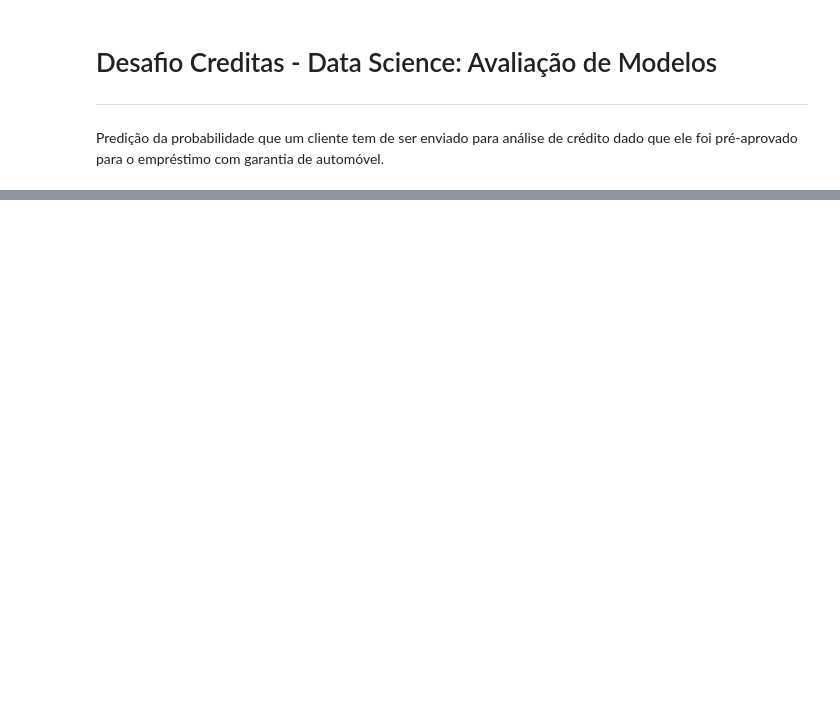
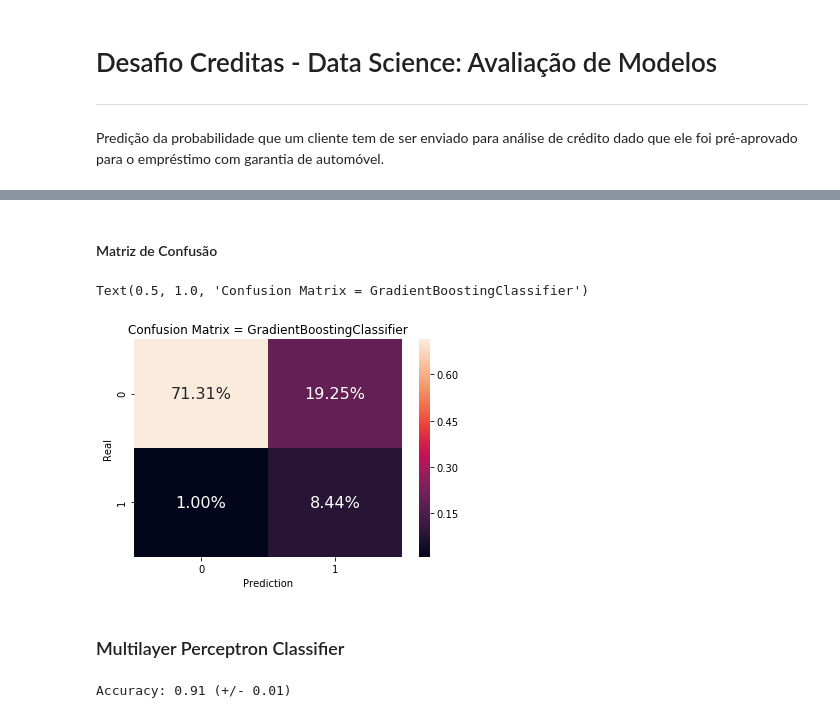
Before and after one commit to mbranbilla/creditas-challenge, a Jupyter notebook: evaluation.ipynb, the cells around one changed output, grey strips where cells are left out. Drawn from its saved outputs; the diff is of its cells as text; code cells hidden in the pictures; blank space fills up the shorter version.

```diff
--- a/evaluation.ipynb
+++ b/evaluation.ipynb
@@ -21,0 +136,33 @@ Encontrar o modelo mais adequado, baseado em métricas de desempenho, para abord
+# %%
+scores_gbc = pd.DataFrame(columns=["true_values", "predict_values", "scores"])
+
+scores_gbc['true_values'] = y_test
+scores_gbc['predict_values'] = gbc_model.predict(X_test)
+scores_gbc["scores"] = [x[1] for x in gbc_model.predict_proba(X_test)]
+
+fpr_gbc, tpr_gbc, thresholds_gbc = roc_curve(y_test, scores_gbc['scores'].values)
+
+auc_score_gbc = roc_auc_score(y_test, scores_gbc['scores'].values)
+# %% [markdown]
+#### Matriz de Confusão
+# %%
+cnf_matrix_gbc = confusion_matrix(y_test, scores_gbc['predict_values']) / len(X_test)
+
+sns.heatmap(cnf_matrix_gbc, annot=True, annot_kws={"size": 16}, fmt='.2%')
+plt.xlabel('Prediction')
+plt.ylabel('Real')
+plt.title('Confusion Matrix = GradientBoostingClassifier')
+# %% [output]
+Text(0.5, 1.0, 'Confusion Matrix = GradientBoostingClassifier')
+[figure, added]
+# %% [markdown]
+### Multilayer Perceptron Classifier
+# %%
+from sklearn.neural_network import MLPClassifier
+
+mlpc_model = MLPClassifier().fit(X_train, y_train)
+
+scores = cross_val_score(gbc_model, X_test, y_test, cv=5)
+print("Accuracy: %0.2f (+/- %0.2f)" % (scores.mean(), scores.std() * 2))
+# %% [output]
+Accuracy: 0.91 (+/- 0.01)
```
Also changed, not shown: parts of 34 cells of this notebook.
